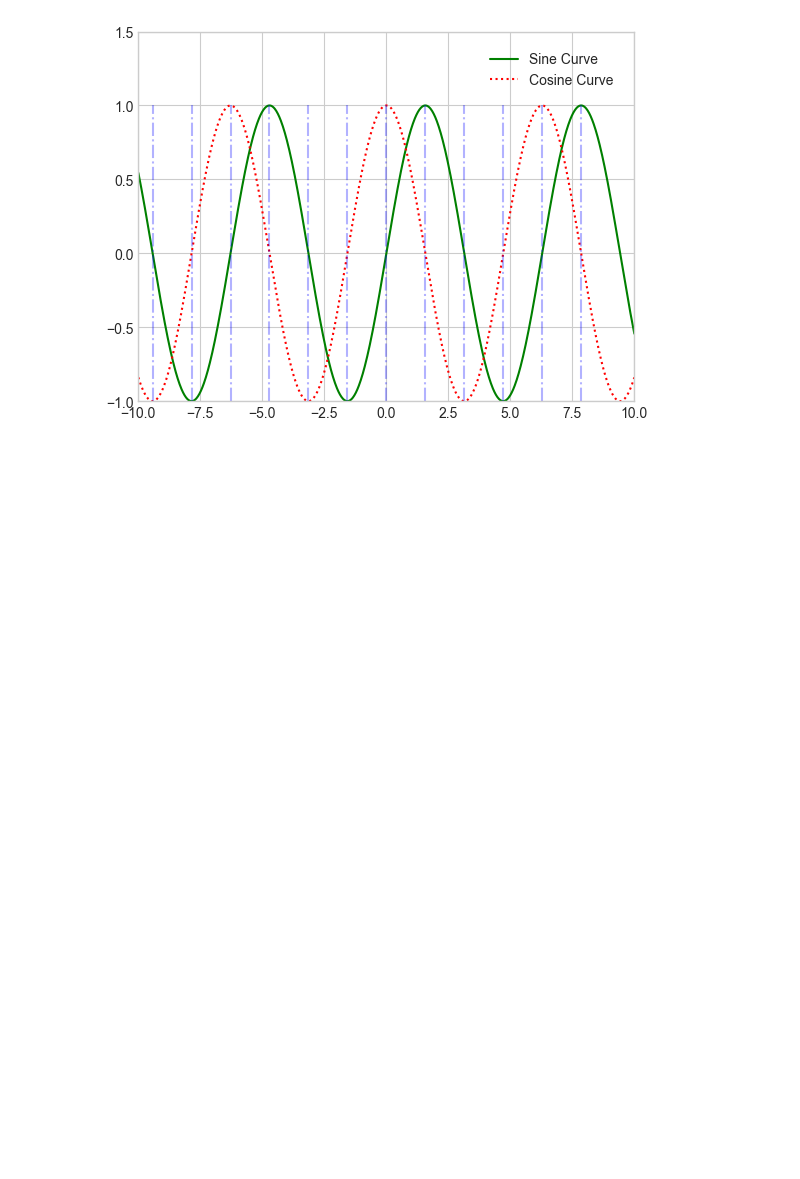
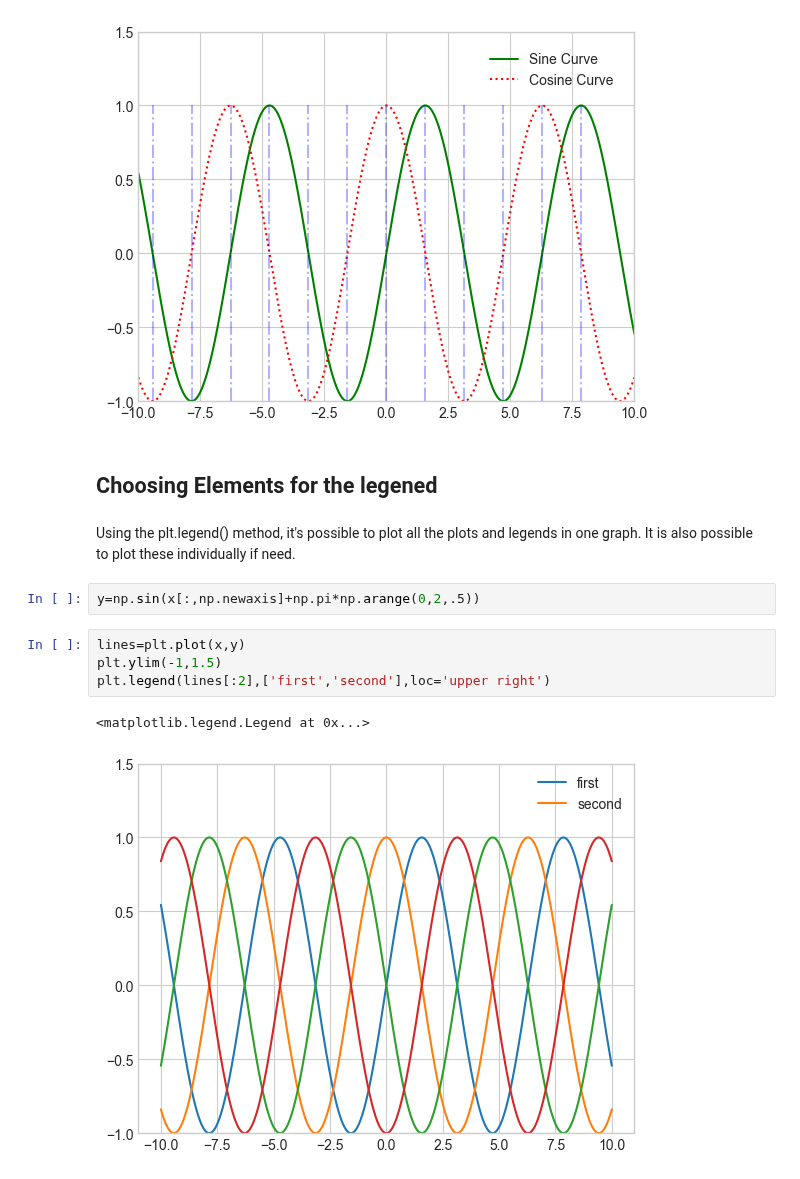
Before and after one commit to denis-james/Self-Learning, a Jupyter notebook: Matplotlib/6. Plot Legend Customization.ipynb, the cells around one changed output. Saved outputs shown, nothing was run; the diff lists cells and outputs as text; blank space fills up the shorter version.

```diff
--- a/Matplotlib/6. Plot Legend Customization.ipynb
+++ b/Matplotlib/6. Plot Legend Customization.ipynb
@@ -51,3 +51,16 @@ ax.legend(
 fig
 # %% [output]
 [figure]
+# %% [markdown]
+## Choosing Elements for the legened
+# %% [markdown]
+Using the plt.legend() method, it's possible to plot all the plots and legends in one graph. It is also possible to plot these individually if need.
+# %%
+y=np.sin(x[:,np.newaxis]+np.pi*np.arange(0,2,.5))
+# %%
+lines=plt.plot(x,y)
+plt.ylim(-1,1.5)
+plt.legend(lines[:2],['first','second'],loc='upper right')
+# %% [output]
+<matplotlib.legend.Legend at 0x...>
+[figure, added]
```
Also changed, not shown: 1 other file.
